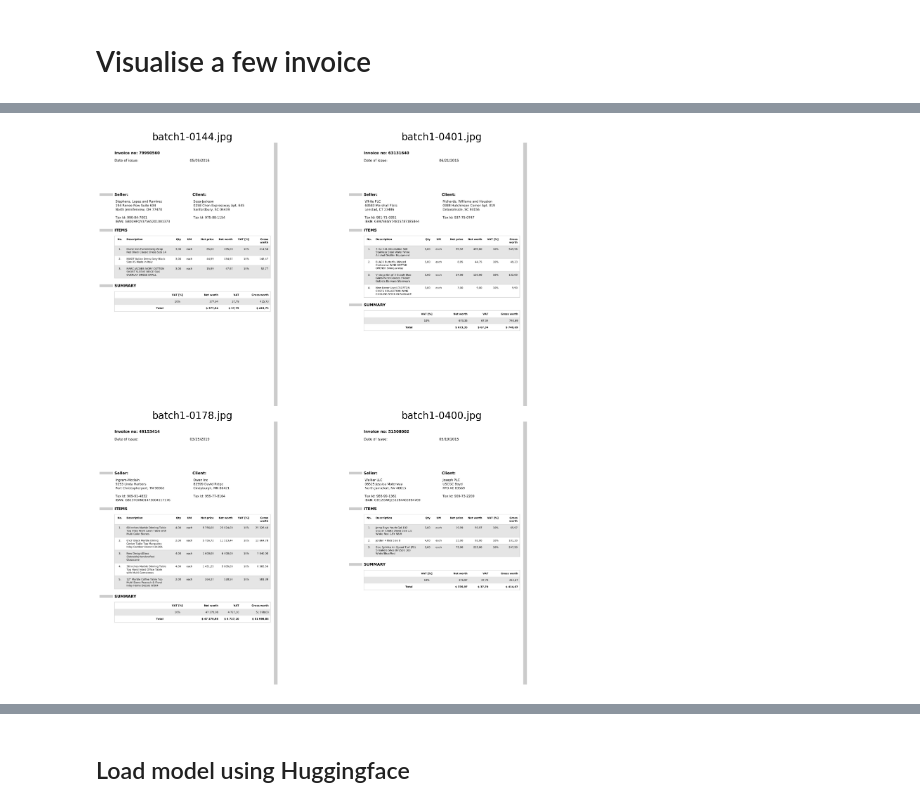
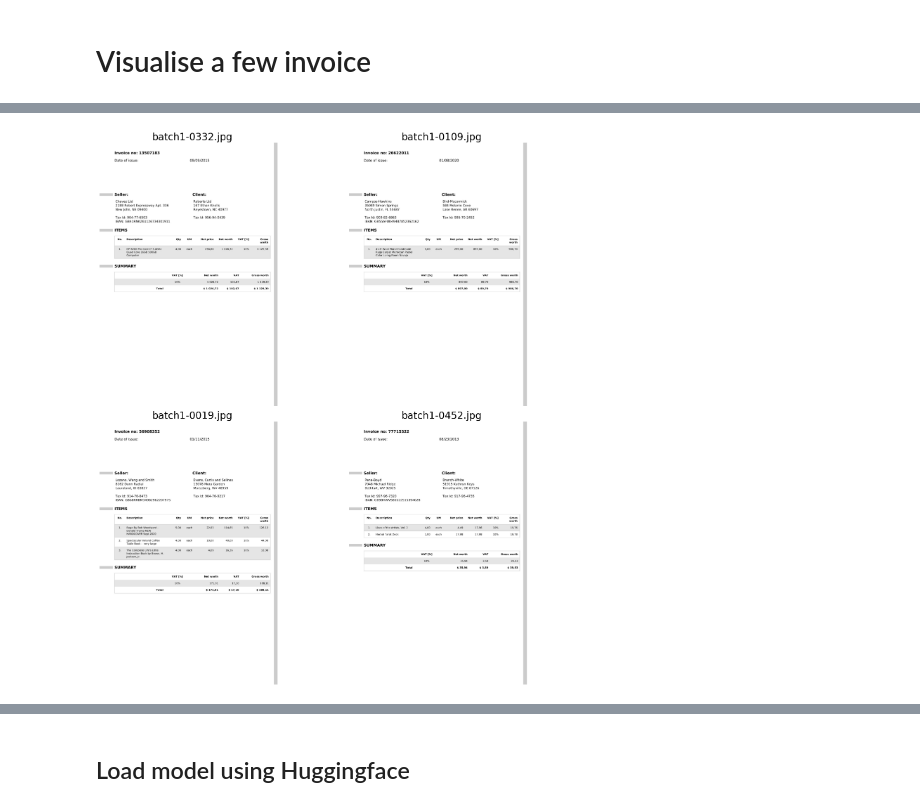
Before and after one commit to avinishV/small_vlm_for_invoice, a Jupyter notebook: invoice-data-extraction-using-smolvlm.ipynb, the cells around one changed output, grey strips where cells are left out. Cells and saved outputs as stored; diff of their text form; code cells hidden in the pictures.

```diff
--- a/invoice-data-extraction-using-smolvlm.ipynb
+++ b/invoice-data-extraction-using-smolvlm.ipynb
@@ -161,6 +128,6 @@ time: 1.39 ms (started: 2025-06-09 16:44:36 +00:00)
 # %%
 # Set the path to your invoice images
-img_dir = '/kaggle/input/high-quality-invoice-images-for-ocr/batch_1/batch_1/batch1_1'
+img_dir = '../batch_1/batch_1/batch1_1'
 show_random_invoice_images(img_dir, 4, 2)
 # %% [output]
-[figure, old version]
+[figure, new version]
```
Also changed, not shown: parts of 47 cells of this notebook, 1 other file.
